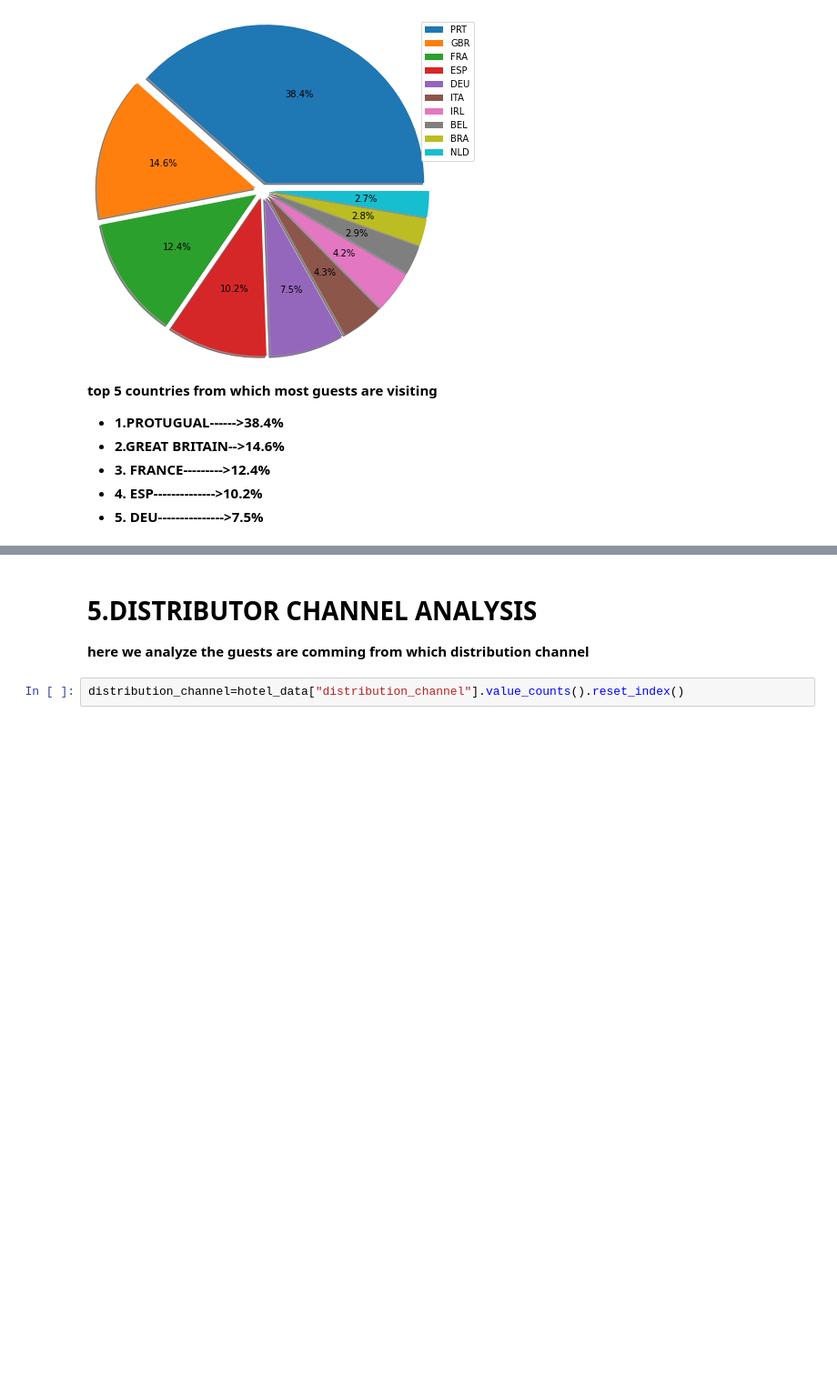
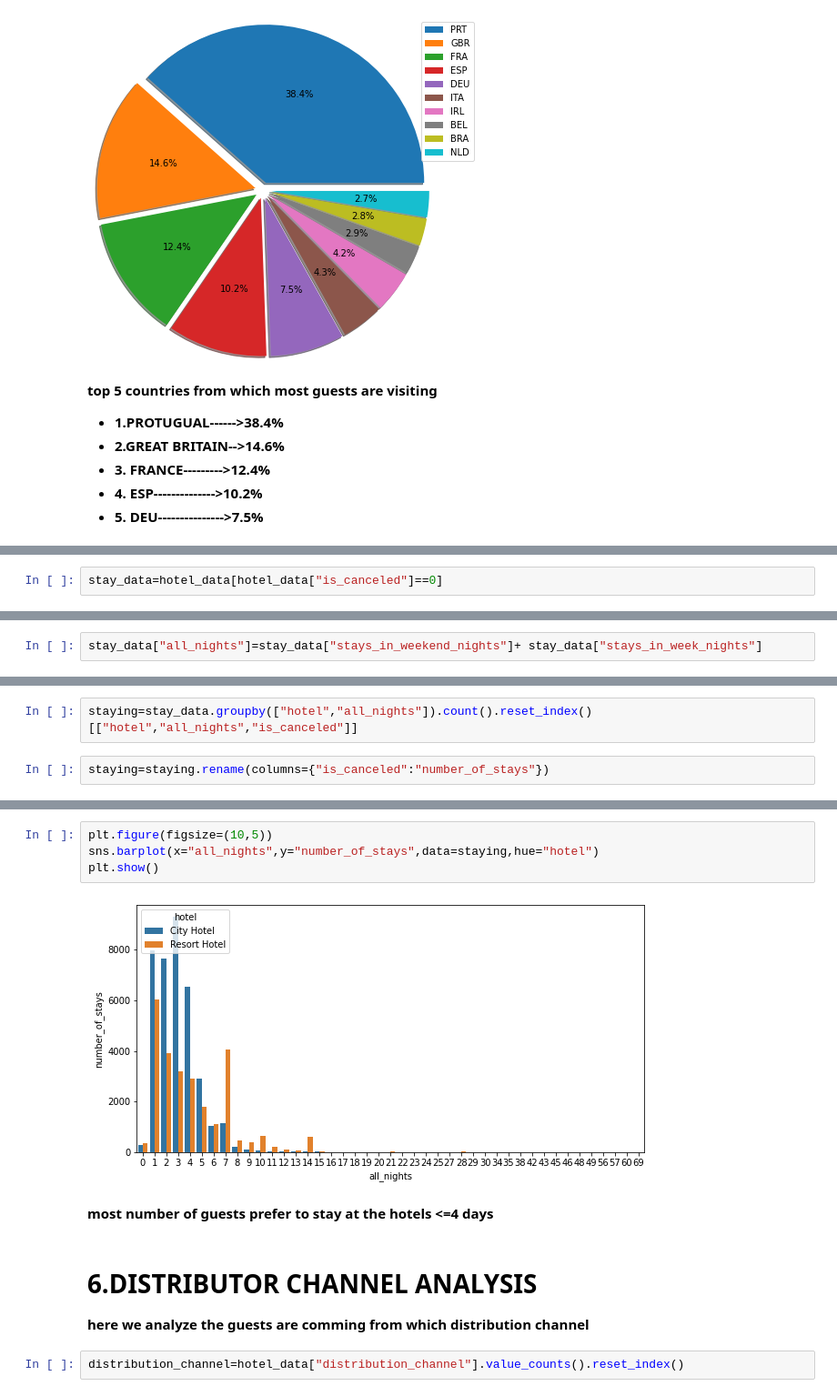
Before and after one commit to AASIFMALIK5101/Hotel-booking-capstone, a Jupyter notebook: Copy_of_Hotel_Booking_Analysis_Capstone_Project.ipynb, the cells around one changed output, grey strips where cells are left out. Shown: that part at 91% size. Cells and saved outputs as stored; diff of their text form; blank space fills up the shorter version.

```diff
--- a/Copy_of_Hotel_Booking_Analysis_Capstone_Project.ipynb
+++ b/Copy_of_Hotel_Booking_Analysis_Capstone_Project.ipynb
@@ -540,0 +589,2 @@ plt.show()
+# %%
+stay_data=hotel_data[hotel_data["is_canceled"]==0]
@@ -540,0 +601,2 @@ plt.show()
+# %%
+stay_data["all_nights"]=stay_data["stays_in_weekend_nights"]+ stay_data["stays_in_week_nights"]
@@ -540,0 +619,4 @@ plt.show()
+# %%
+staying=stay_data.groupby(["hotel","all_nights"]).count().reset_index()[["hotel","all_nights","is_canceled"]]
+# %%
+staying=staying.rename(columns={"is_canceled":"number_of_stays"})
@@ -541,5 +639,13 @@ plt.show()
+# %%
+plt.figure(figsize=(10,5))
+sns.barplot(x="all_nights",y="number_of_stays",data=staying,hue="hotel")
+plt.show()
+# %% [output]
+[figure, added]
+# %% [markdown]
+**most number of guests prefer to stay at the hotels <=4 days**
 # %% [markdown]
-# **5.DISTRIBUTOR CHANNEL ANALYSIS**
+# **6.DISTRIBUTOR CHANNEL ANALYSIS**
 **here we analyze the guests are comming from which distribution channel**
 # %%
 distribution_channel=hotel_data["distribution_channel"].value_counts().reset_index()
```
Also changed, not shown: parts of 11 cells of this notebook.
